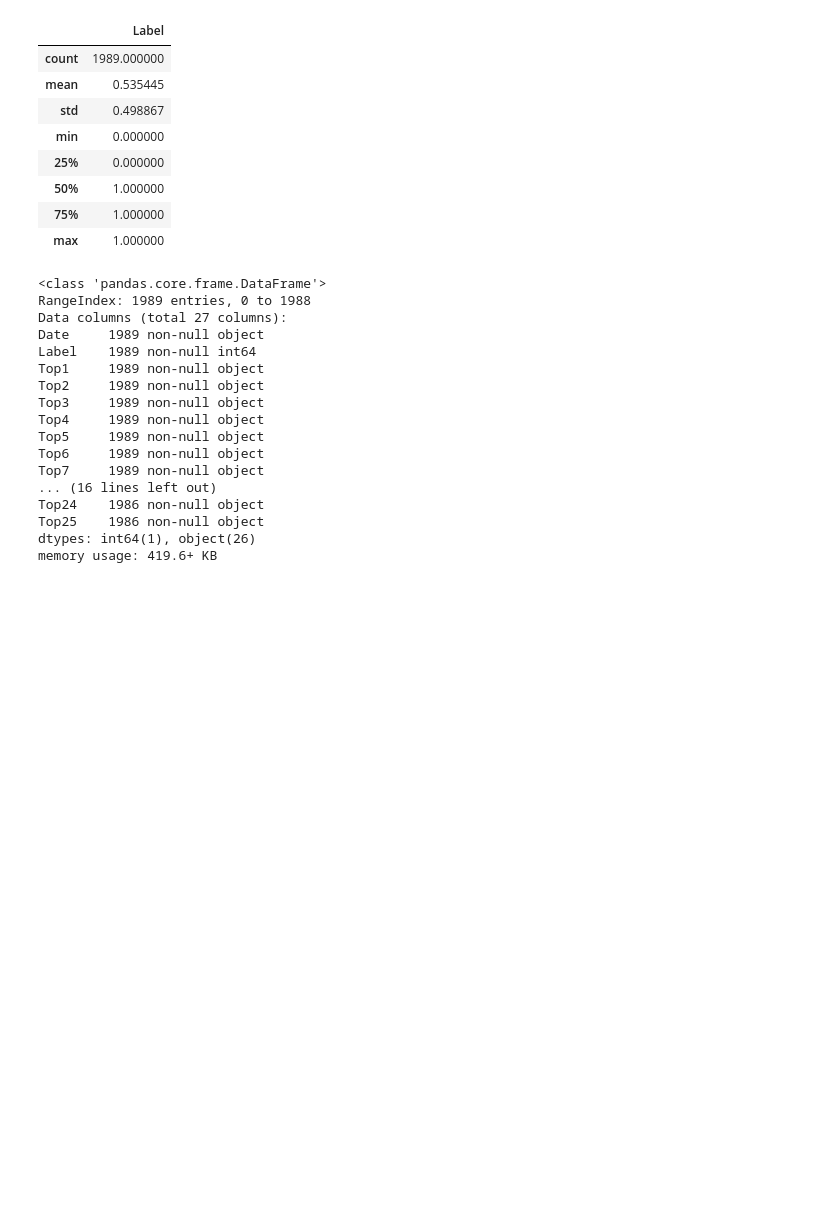
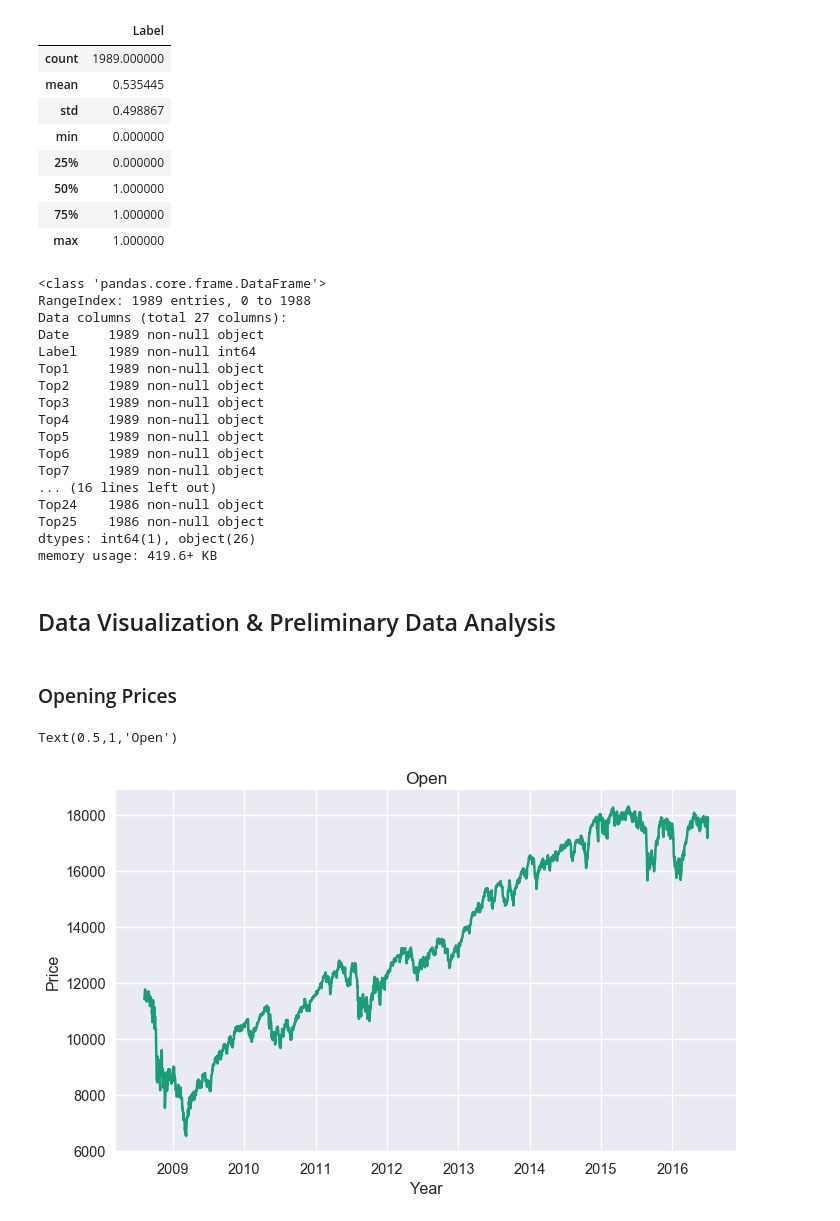
Before and after one commit to mlakabi/StockPrediction, a Jupyter notebook: StockPrediction.ipynb, the cells around one changed output. Saved outputs shown, nothing was run; the diff lists cells and outputs as text; code cells hidden in the pictures; blank space fills up the shorter version.

```diff
--- a/StockPrediction.ipynb
+++ b/StockPrediction.ipynb
@@ -18,5 +33,5 @@ from scipy.stats import chi2_contingency
 # %%
 filename='DJIA_table.csv'
-dija = pd.read_csv(filename)
-print (dija.head(15))
+djia = pd.read_csv(filename)
+djia.head(5)
 # %% [output]
@@ -216,3 +174,17 @@ Top24    1986 non-null object
 Top25    1986 non-null object
 dtypes: int64(1), object(26)
 memory usage: 419.6+ KB
+# %% [markdown]
+##  Data Visualization & Preliminary Data Analysis
+# %% [markdown]
+### Opening Prices
+# %%
+from matplotlib.pyplot import figure
+figure(num=None, figsize=(10, 6), dpi=80, facecolor='w', edgecolor='k')
+open = plt.plot(dija.Date, dija.Open)
+plt.xlabel("Year")
+plt.ylabel("Price")
+plt.title("Open")
+# %% [output]
+Text(0.5,1,'Open')
+[figure, added]
```
Also changed, not shown: parts of 41 cells of this notebook.
